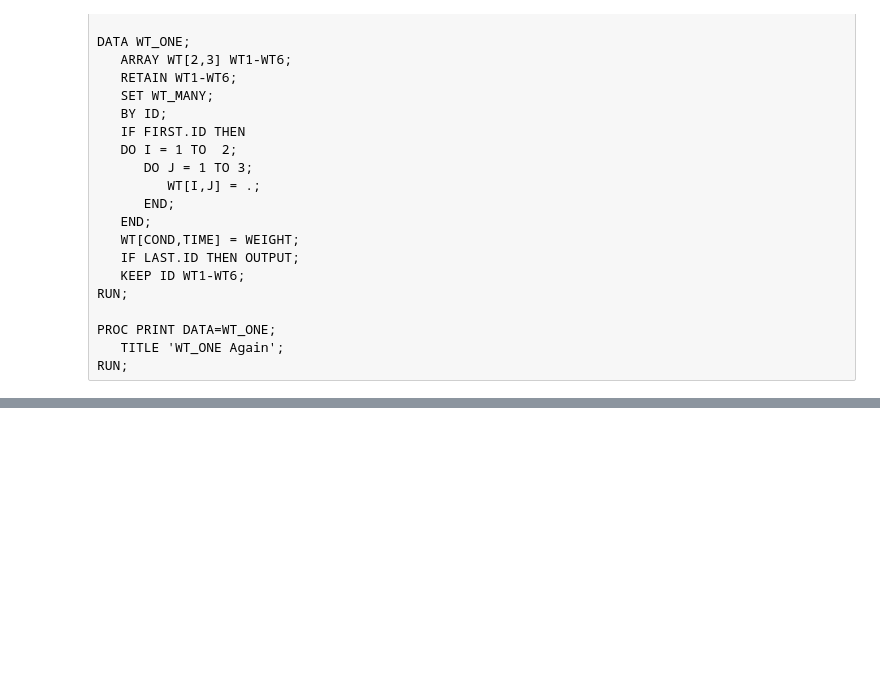
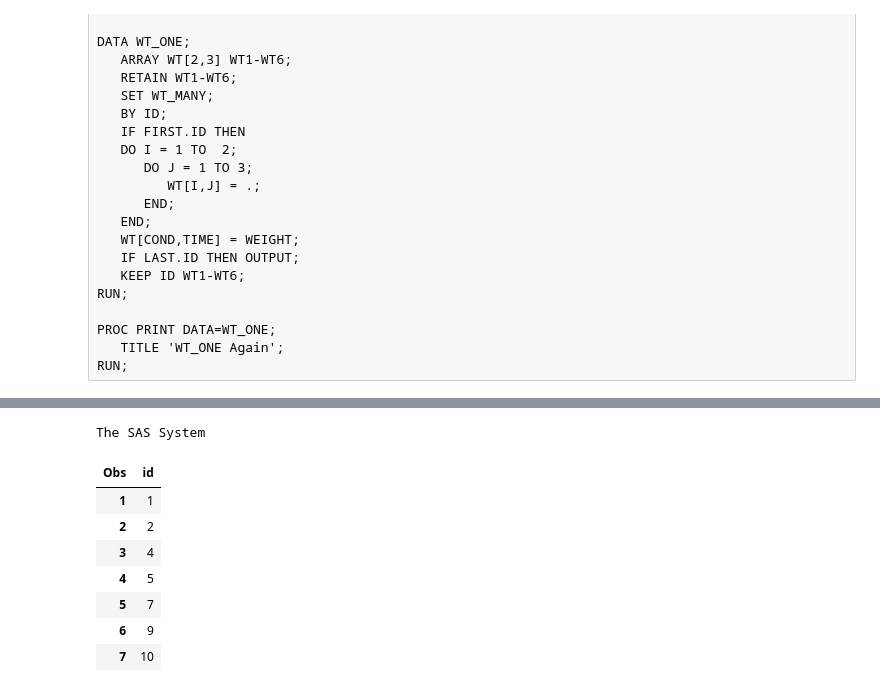
Before and after one commit to kevinwkc/my_sas, a Jupyter notebook: DATASET.ipynb, the cells around one changed output, grey strips where cells are left out. Drawn from its saved outputs; the diff is of its cells as text; code cells hidden in the pictures; blank space fills up the shorter version.

```diff
--- a/DATASET.ipynb
+++ b/DATASET.ipynb
@@ -165,0 +198,21 @@ RUN;
+# %%
+* This requires the data to already be sorted ;
+data test_unique1 test_nonunique1;
+   set test;
+   by id;
+   if ^(first.id and last.id) then output test_nonunique1;
+   else output test_unique1;
+run;
+
+PROC PRINT DATA=TEST_UNIQUE1;
+RUN;
+# %% [output]
+The SAS System
+| Obs | id |
+| 1 | 1 |
+| 2 | 2 |
+| 3 | 4 |
+| 4 | 5 |
+| 5 | 7 |
+| 6 | 9 |
+| 7 | 10 |
```
Also changed, not shown: parts of 2 cells of this notebook.
